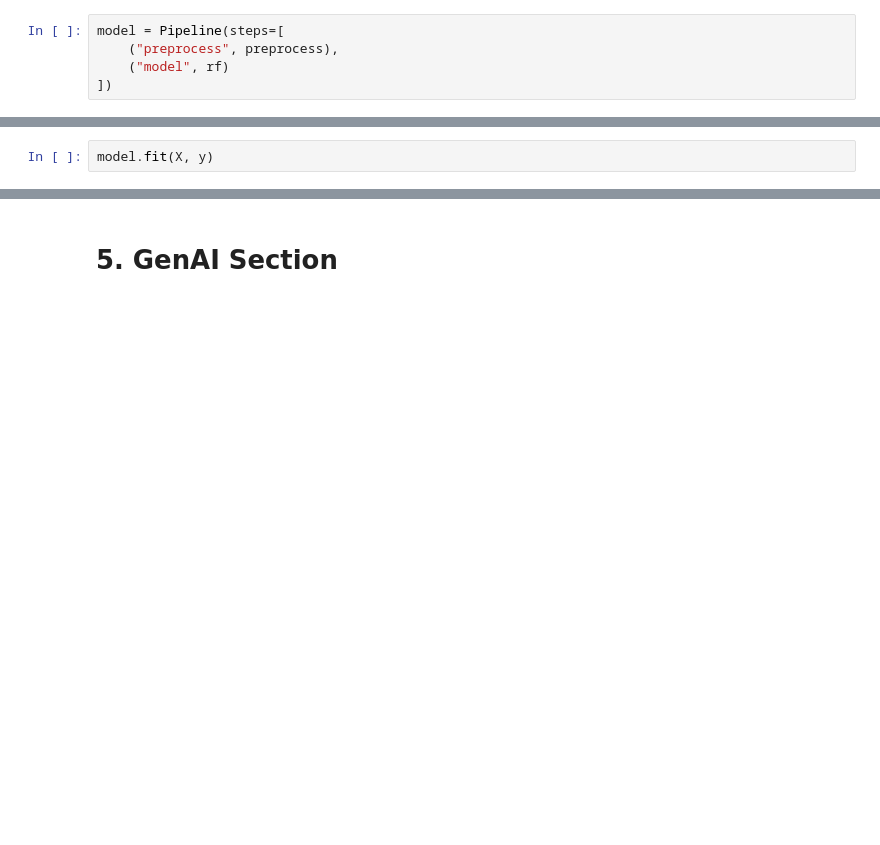
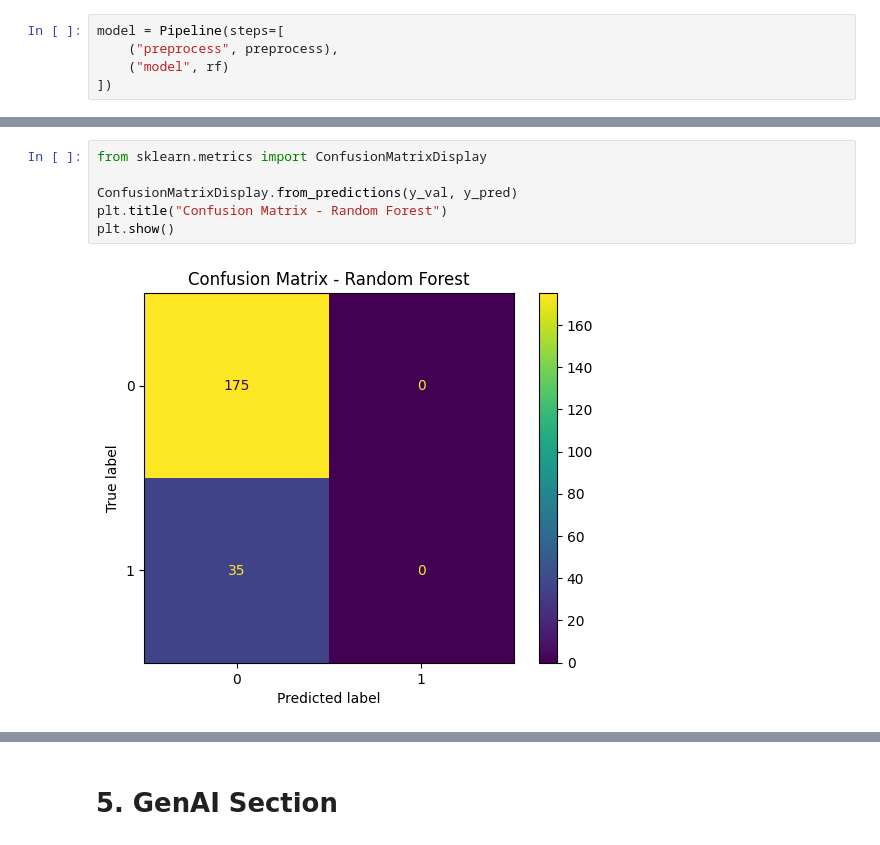
Before and after one commit to mariamhubi/Machine-learning-ML-project, a Jupyter notebook: car-breakdown-prediction/CarBreakdownPrediction.ipynb, the cells around one changed output, grey strips where cells are left out. Saved outputs shown, nothing was run; the diff lists cells and outputs as text; blank space fills up the shorter version.

Commit message:
random forest model and evaluation with extras

```diff
--- a/car-breakdown-prediction/CarBreakdownPrediction.ipynb
+++ b/car-breakdown-prediction/CarBreakdownPrediction.ipynb
@@ -493,2 +471,8 @@ This allows the model to learn from all available data before making predictions
 # %%
-model.fit(X, y)
+from sklearn.metrics import ConfusionMatrixDisplay
+
+ConfusionMatrixDisplay.from_predictions(y_val, y_pred)
+plt.title("Confusion Matrix - Random Forest")
+plt.show()
+# %% [output]
+[figure, added]
```
Also changed, not shown: parts of 26 cells of this notebook.
